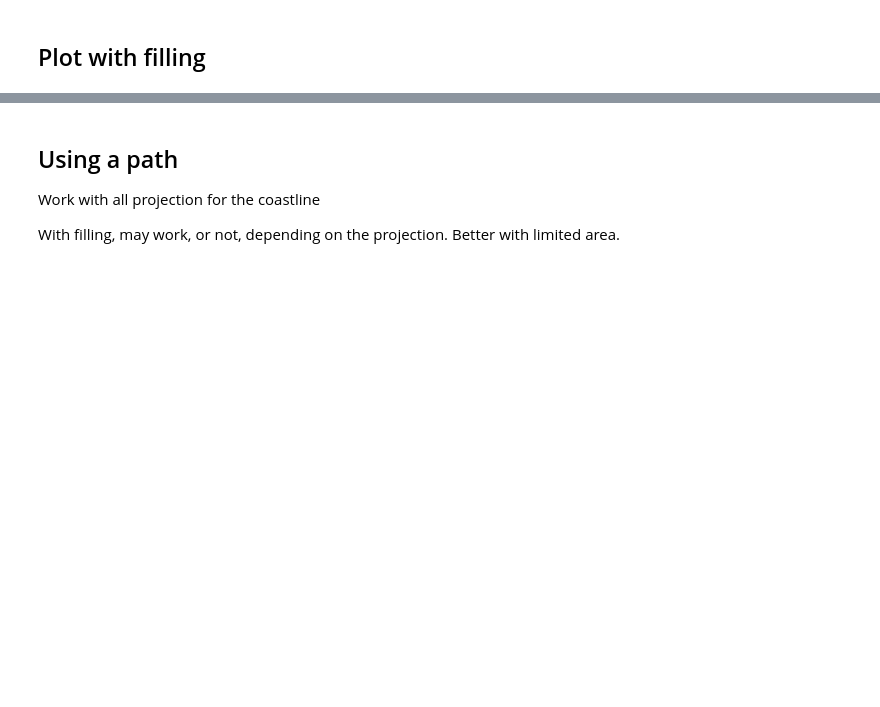
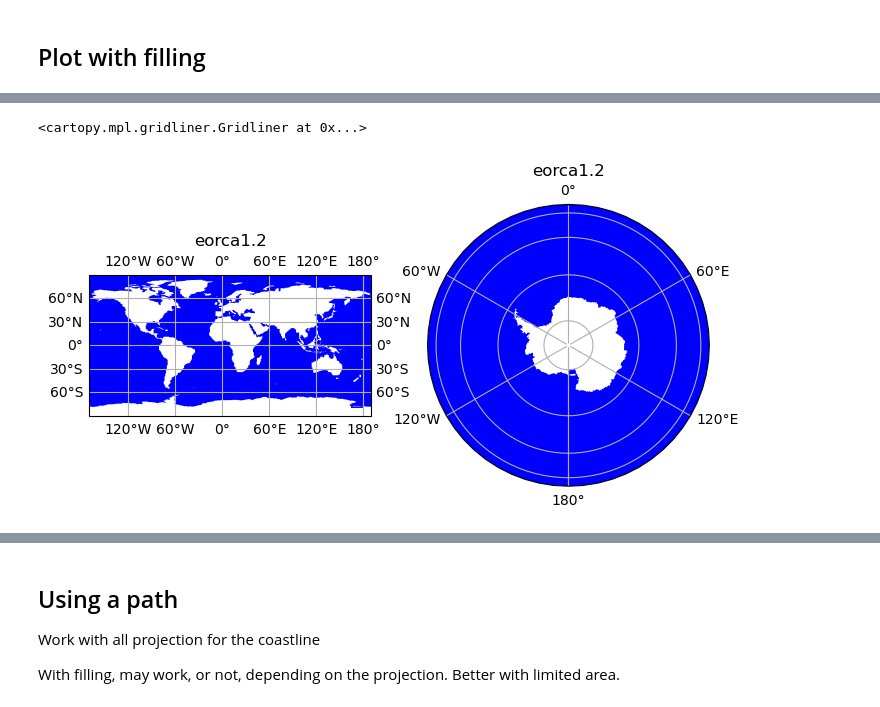
Before and after one commit to oliviermarti/IPSLCM-Utilities, a Jupyter notebook: CoastLine.ipynb, the cells around one changed output, grey strips where cells are left out. Saved outputs shown, nothing was run; the diff lists cells and outputs as text; code cells hidden in the pictures; blank space fills up the shorter version.

```diff
--- a/CoastLine.ipynb
+++ b/CoastLine.ipynb
@@ -528,6 +554,7 @@ land_shp  = create_json (corners=corners_land , holes=holes_land, feat='Polygon'
 # %%
 coast_poly = cartopy.feature.ShapelyFeature (coast_shp, ccrs.PlateCarree (), facecolor='none')
 land_poly  = cartopy.feature.ShapelyFeature (land_shp , ccrs.PlateCarree (), facecolor='none')
+sea_poly   = cartopy.feature.ShapelyFeature (sea_shp  , ccrs.PlateCarree (), facecolor='none')
 # %%
 CenLon = 0.0
 
@@ -584,0 +619,16 @@ ax.gridlines  ()
+# %%
+fig = plt.figure(figsize=(8,8))
+ProjIn = ccrs.PlateCarree ()
+
+ax = fig.add_subplot (121, projection=ccrs.PlateCarree(central_longitude=10))
+ax.set_title (cfg_name)
+ax.add_feature (sea_poly, facecolor='blue')
+ax.gridlines  (draw_labels=True)
+
+ax = fig.add_subplot (122, projection=ProjPlot)
+ax.set_title (cfg_name)
+ax.add_feature (sea_poly, facecolor='blue')
+ax.gridlines  (draw_labels=True)
+# %% [output]
+<cartopy.mpl.gridliner.Gridliner at 0x...>
+[figure, added]
```
Also changed, not shown: parts of 22 cells of this notebook, 13 other files.
